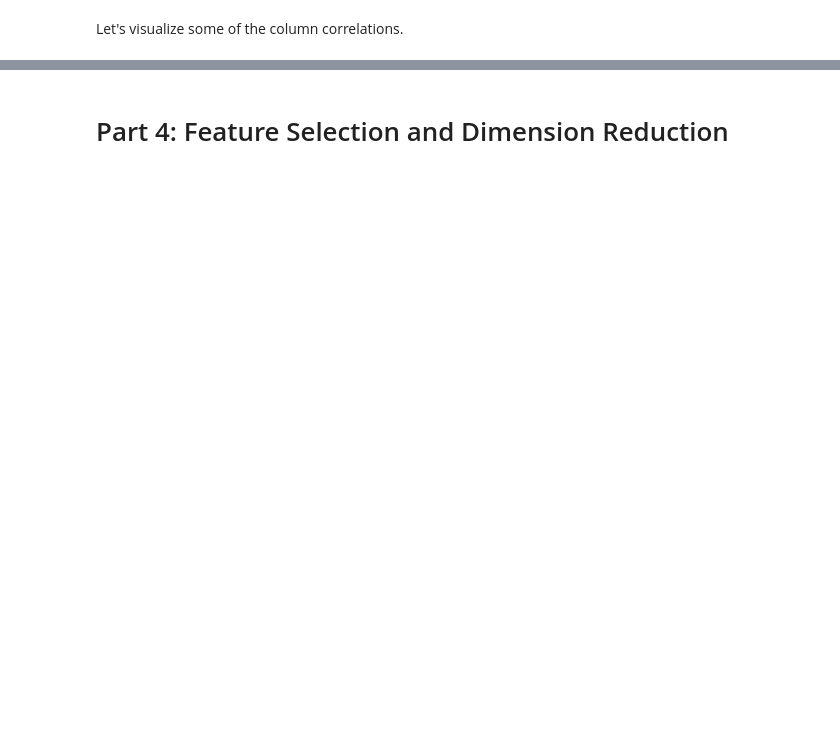
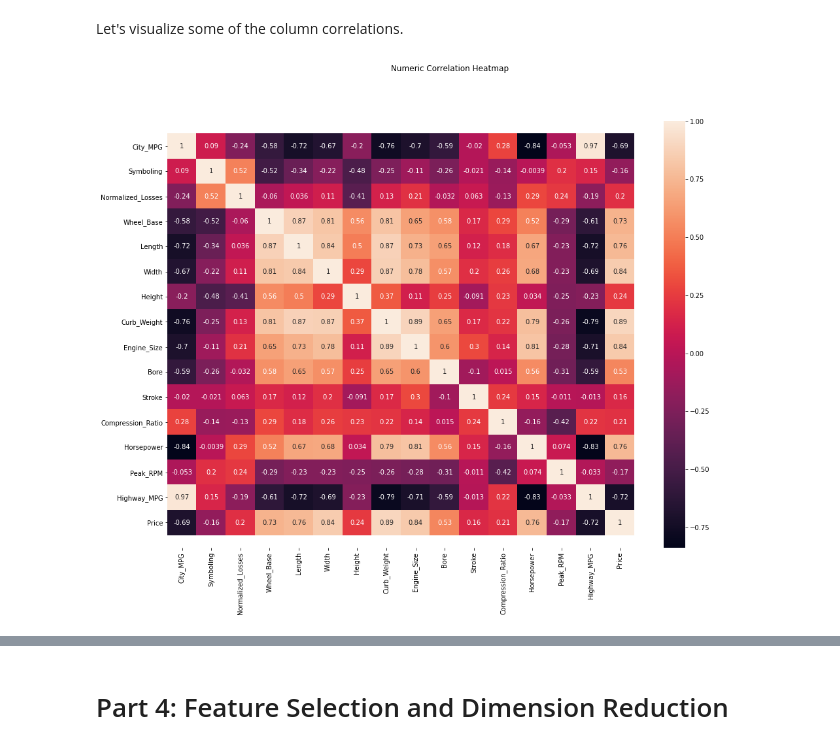
Before and after one commit to yabbou/python-data-science, a Jupyter notebook: project_3.ipynb, the cells around one changed output, grey strips where cells are left out. Cells and saved outputs as stored; diff of their text form; code cells hidden in the pictures; blank space fills up the shorter version.

```diff
--- a/project_3.ipynb
+++ b/project_3.ipynb
@@ -283,21 +361,22 @@ for variable, subplot in zip(categorical_columns, ax.flatten()):
 # %% [markdown]
 Let's visualize some of the column correlations.
 # %%
-categorical_columns = []
-FIRST_NON_NULL_ROW = 3
-for col in cars_df:
-  column_type = type(cars_df.loc[FIRST_NON_NULL_ROW, col])
-  if column_type == str:
-    categorical_columns.append(col)
-print(categorical_columns)
+fig = plt.figure(figsize=(16, 12))
 
-fig = plt.figure(figsize=(16, 12))
-corr = cars_df.copy().corr()
+MPG='City_MPG'
+num_cols_reordered = numeric_columns_hardcoded.copy()
+num_cols_reordered.remove(MPG)
+num_cols_reordered.insert(0,MPG)
+
+numeric_cars_df = cars_df.loc[:,num_cols_reordered]
+corr = numeric_cars_df.corr()
 sns.heatmap(corr, annot=True)
 
 b, t = plt.ylim()
 b += 0.5
 t -= 0.5
 plt.ylim(b, t)
-fig.suptitle('Numeric Correlation Heatmap') #make acc
+fig.suptitle('Numeric Correlation Heatmap')
 plt.show()
+# %% [output]
+[figure, added]
```
Also changed, not shown: parts of 60 cells of this notebook.
